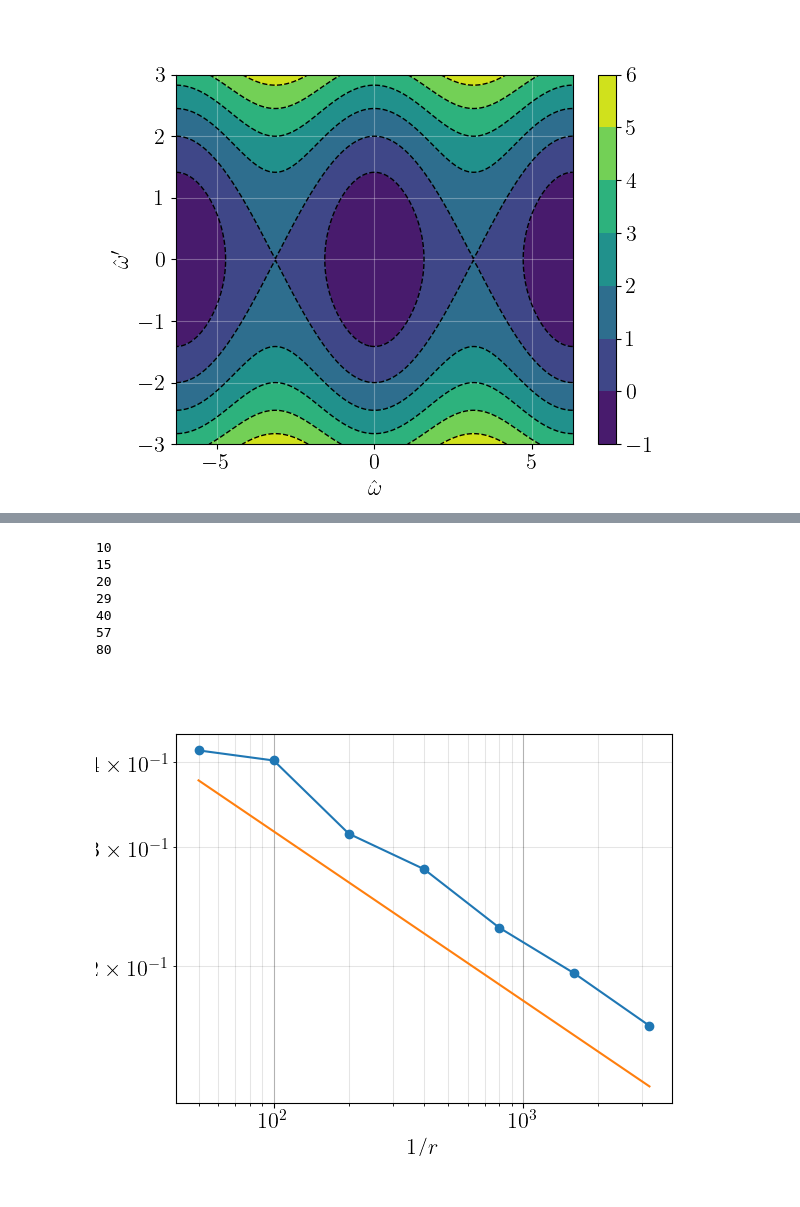
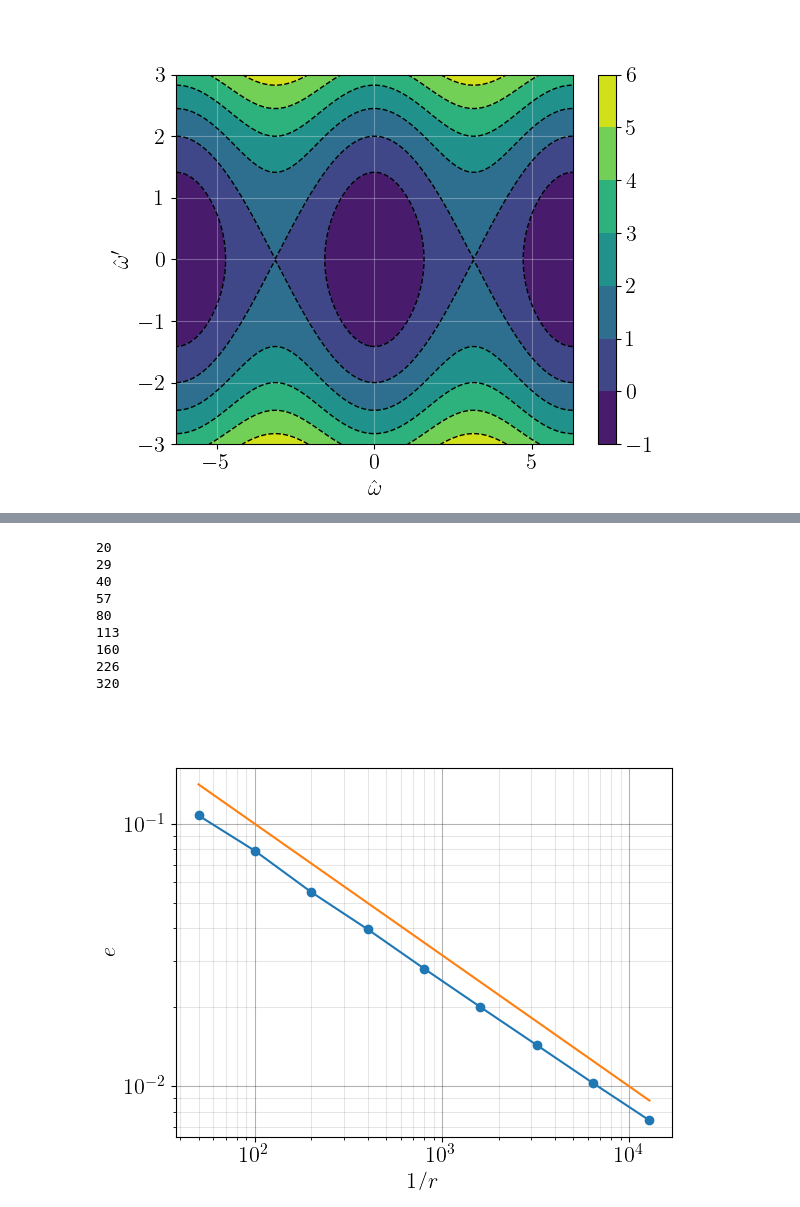
Before and after one commit to nassarh/pyramids, a Jupyter notebook: mainFiguresArticle.ipynb, the cells around one changed output, grey strips where cells are left out. Cells and saved outputs as stored; diff of their text form; code cells hidden in the pictures.

Commit message:
Add files via upload
Fixed error definition

```diff
--- a/mainFiguresArticle.ipynb
+++ b/mainFiguresArticle.ipynb
@@ -586,7 +590,8 @@ w0 = np.array([0.5, 0.5, 1 / np.sqrt(2)])
 error = []
 
 # number of cells per parallel
-for N in [50,100,200,400,800,1600,3200]:
+sample = np.array([50,100,200,400,800,1600,3200,6400,12800])
+for N in sample:
 
     # number of cells per meridian
     cells = N
@@ -605,41 +610,43 @@ for N in [50,100,200,400,800,1600,3200]:
     gamma = np.pi/2-np.arccos(np.sum(U*V,axis=1))
     omegahatprime = gamma*2*np.sqrt(2)*L/r
 
-    xi2hat = np.arange(0,cells+1)*np.sqrt(2)*r/L
+    xi2hat = np.arange(0,cells+1)*np.sqrt(2)*r/L/2
     xi2hat, omegahatprime = xi2hat[xi2hat<tmax], omegahatprime[xi2hat<tmax]
 
     # error computation
-    error = error + [np.linalg.norm(np.interp(xi2hat,t,omegaprime)-omegahatprime)*np.sqrt(2)*r/L/tmax]
+    error = error + [np.linalg.norm(np.interp(xi2hat,t,omegaprime)-omegahatprime)*np.sqrt(np.sqrt(2)*r/L/2)/tmax]
     print(np.size(xi2hat))
 
 
 plt.rcParams['text.usetex'] = True
 plt.rcParams['font.size'] = 16
 
 fig, ax = plt.subplots()
 
-ax.plot([50,100,200,400,800,1600,3200],error,'-o')
-ax.plot([50,100,200,400,800,1600,3200],1/np.sqrt(np.sqrt([50,100,200,400,800,1600,3200])),'-')
+ax.plot(sample,error,'-o')
+ax.plot(sample,1/np.sqrt(sample),'-')
 
 ax.set_xlabel(r'$1/r$')
 ax.set_ylabel(r'$e$')
 ax.set_xscale('log')
 ax.set_yscale('log')
 
 # ax.grid('both')
 ax.grid(which='major', alpha=0.3, color='k')
 ax.grid(which='minor', alpha=0.1, color='k')
 # ax.yaxis.set_minor_formatter(mpl.ticker.ScalarFormatter())
 
 # ax.axis('equal')
 # %% [output]
-10
-15
 20
 29
 40
 57
 80
+113
+160
+226
+320
-[figure, old version]
+[figure, new version]
 # %%
 fig.savefig('convergence2.svg')
```
Also changed, not shown: parts of 6 cells of this notebook.
